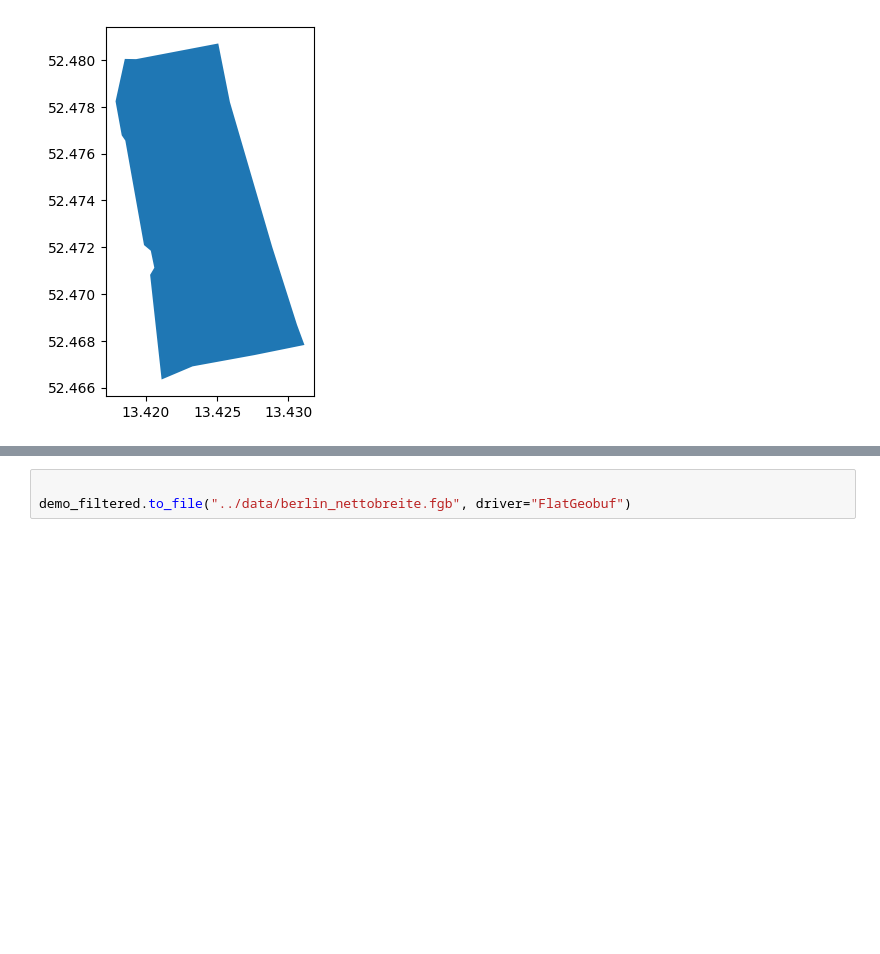
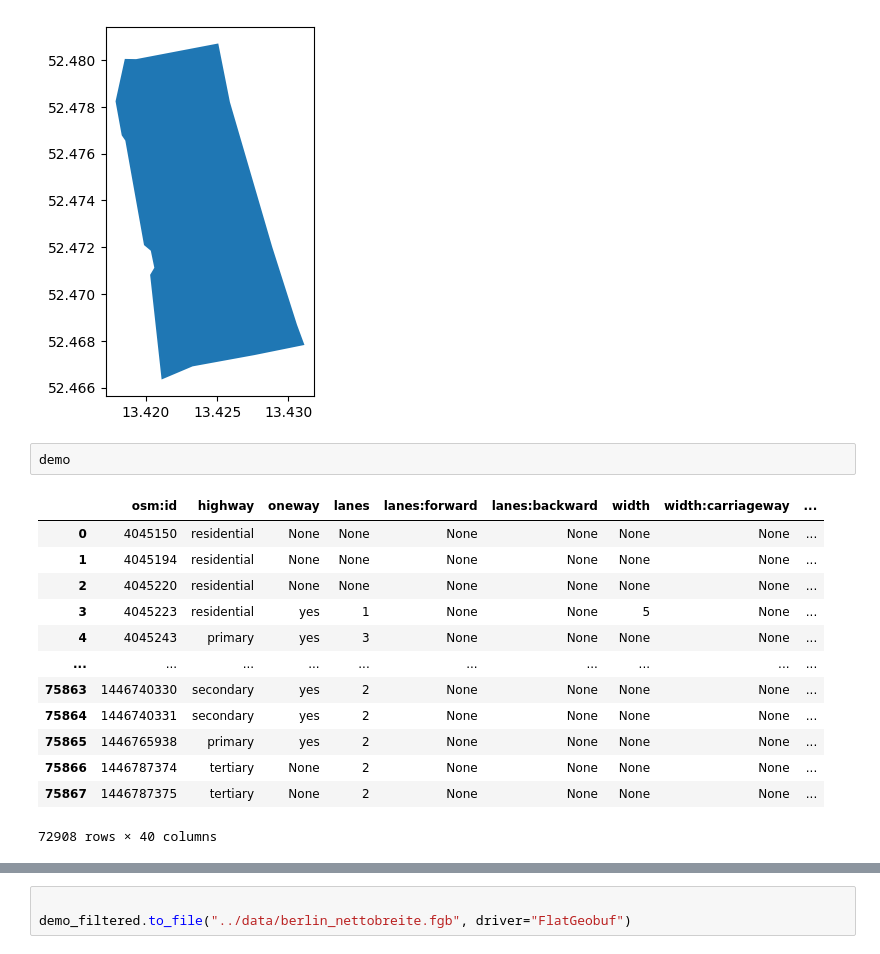
Before and after one commit to vizsim/nettobreite, a Jupyter notebook: preprocessing/1_prepare_width_calc_berlin.ipynb, the cells around one changed output, grey strips where cells are left out. Saved outputs shown, nothing was run; the diff lists cells and outputs as text; blank space fills up the shorter version.

```diff
--- a/preprocessing/1_prepare_width_calc_berlin.ipynb
+++ b/preprocessing/1_prepare_width_calc_berlin.ipynb
@@ -500,6 +523,22 @@ gdf_schiller_poly.plot()
 # %% [output]
 <Axes: >
 [figure]
+# %%
+demo
+# %% [output]
+|  | osm:id | highway | oneway | lanes | lanes:forward | lanes:backward | width | width:carriageway | ... |
+| 0 | 4045150 | residential | None | None | None | None | None | None | ... |
+| 1 | 4045194 | residential | None | None | None | None | None | None | ... |
+| 2 | 4045220 | residential | None | None | None | None | None | None | ... |
+| 3 | 4045223 | residential | yes | 1 | None | None | 5 | None | ... |
+| 4 | 4045243 | primary | yes | 3 | None | None | None | None | ... |
+| ... | ... | ... | ... | ... | ... | ... | ... | ... | ... |
+| 75863 | 1446740330 | secondary | yes | 2 | None | None | None | None | ... |
+| 75864 | 1446740331 | secondary | yes | 2 | None | None | None | None | ... |
+| 75865 | 1446765938 | primary | yes | 2 | None | None | None | None | ... |
+| 75866 | 1446787374 | tertiary | None | 2 | None | None | None | None | ... |
+| 75867 | 1446787375 | tertiary | None | 2 | None | None | None | None | ... |
+72908 rows × 40 columns
 # %%
 
 net_schiller = demo.clip(gdf_schiller_poly)
```
Also changed, not shown: parts of 5 cells of this notebook, 8 other files.
